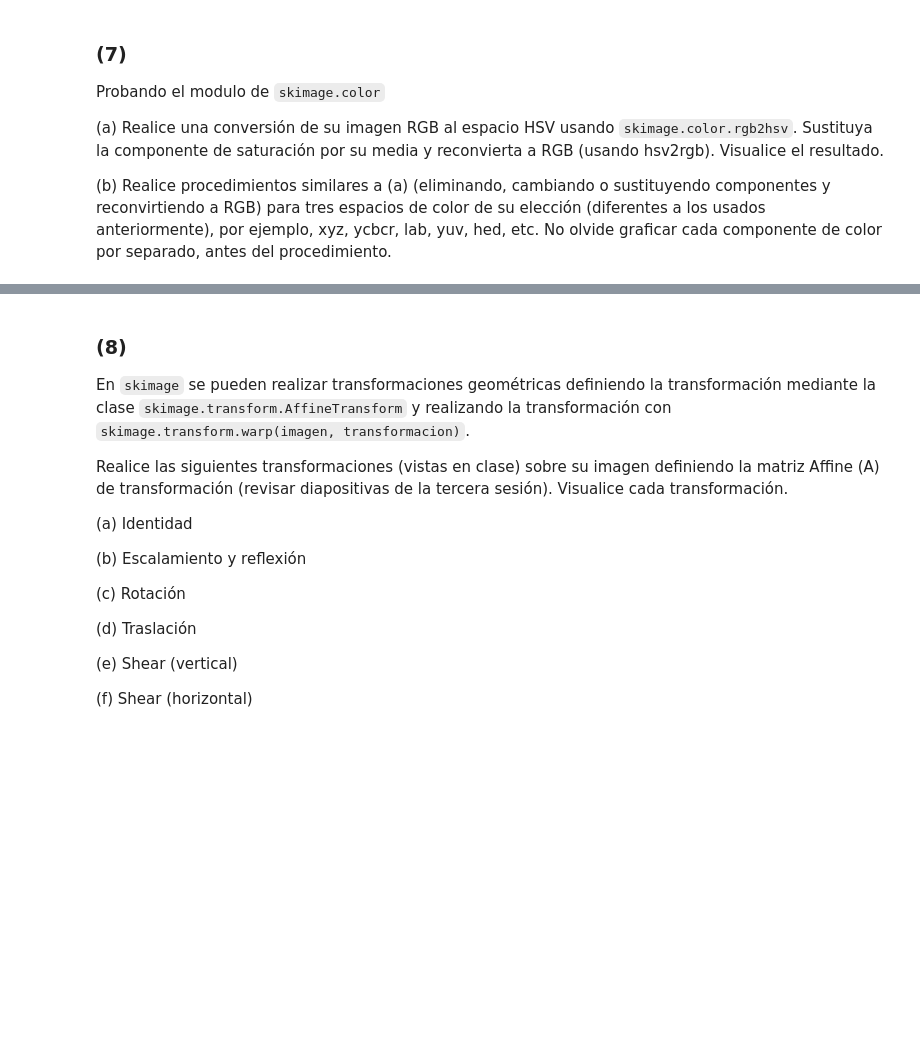
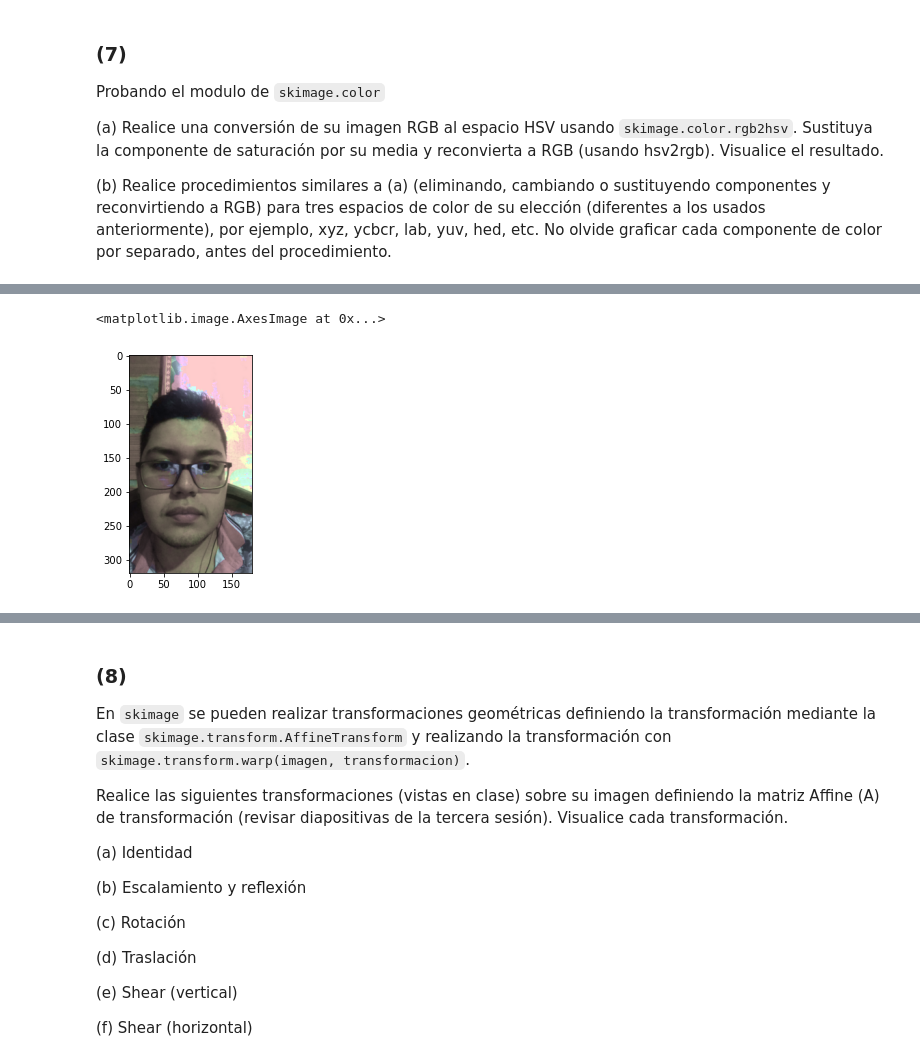
Before and after one commit to juanksRuiz/Vision_por_computador, a Jupyter notebook: Talleres/Taller_1/S4/Taller 1_JuanCamiloRuiz_DanielRambaut.ipynb, the cells around one changed output, grey strips where cells are left out. Cells and saved outputs as stored; diff of their text form; code cells hidden in the pictures; blank space fills up the shorter version.

```diff
--- a/Talleres/Taller_1/S4/Taller 1_JuanCamiloRuiz_DanielRambaut.ipynb
+++ b/Talleres/Taller_1/S4/Taller 1_JuanCamiloRuiz_DanielRambaut.ipynb
@@ -356,0 +437,6 @@ Probando el modulo de `skimage.color`
+# %%
+im_RGB = skimage.color.hsv2rgb(im_HSV)
+plt.imshow(im_RGB)
+# %% [output]
+<matplotlib.image.AxesImage at 0x...>
+[figure, added]
```
Also changed, not shown: parts of 18 cells of this notebook.
